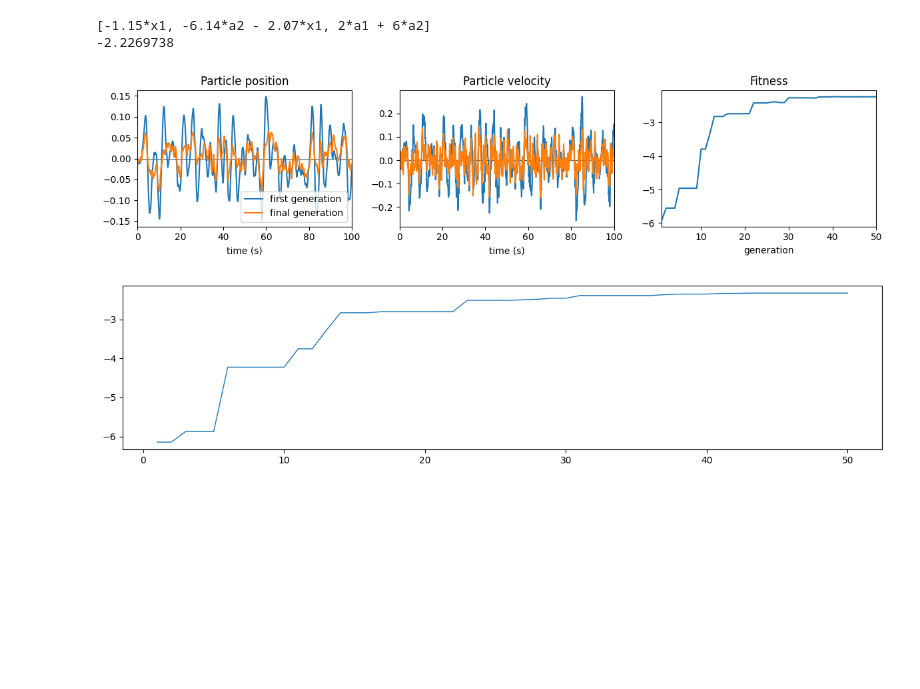
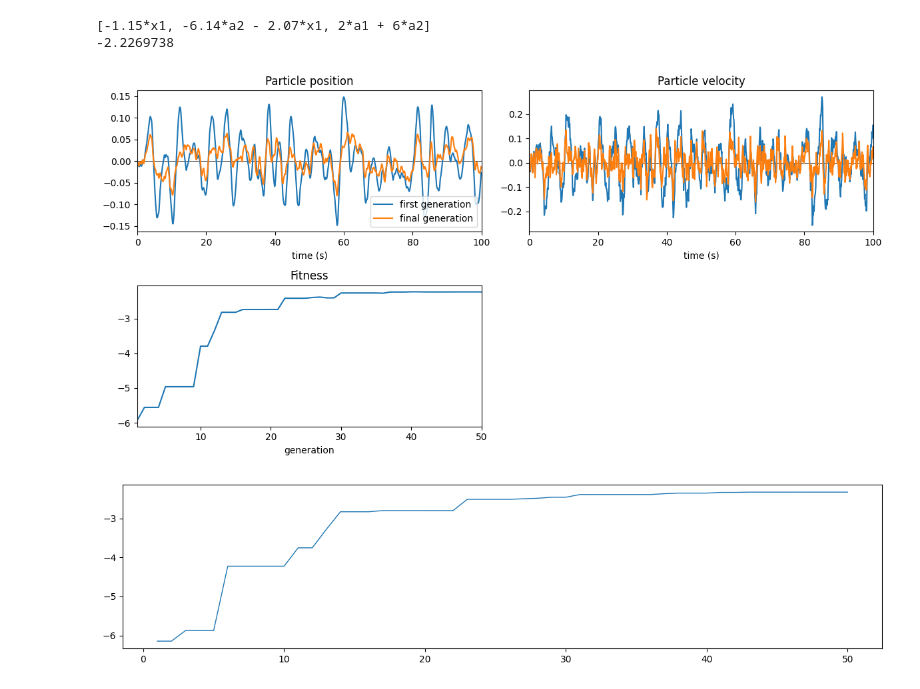
Before and after one commit to marcelvangerven/neuromorphic_intelligence, a Jupyter notebook: notebooks/nis_gp_final_results.ipynb, the cells around one changed output. Cells and saved outputs as stored; diff of their text form; code cells hidden in the pictures; blank space fills up the shorter version.

```diff
--- a/notebooks/nis_gp_final_results.ipynb
+++ b/notebooks/nis_gp_final_results.ipynb
@@ -290,44 +290,48 @@ print(-jnp.mean(fitness))
 # %%
 ts = jnp.arange(0, T, dt)
 
-fig, ax = plt.subplots(1,3, figsize=(12,3))
+fig, ax = plt.subplots(2, 2, figsize=(12,6))
 # fig.align_xlabels(ax)
 # fig.align_ylabels(ax)
 
-ax[0].plot([0, T], [0.0, 0.0], 'k-', lw=0.5,label='_nolegend_')
-ax[0].plot(ts, xs0[0,:,0],label='first generation')
-ax[0].plot(ts, xs[0,:,0],label='final generation')
-ax[0].legend()
-ax[0].set_title('Particle position');
-ax[0].set_xlabel('time (s)')
+ax[0,0].plot([0, T], [0.0, 0.0], 'k-', lw=0.5,label='_nolegend_')
+ax[0,0].plot(ts, xs0[0,:,0],label='first generation')
+ax[0,0].plot(ts, xs[0,:,0],label='final generation')
+ax[0,0].legend()
+ax[0,0].set_title('Particle position');
+ax[0,0].set_xlabel('time (s)')
 # ax[0].text(0.0, 1.0, '(a)', transform=(
 #     ax[0].transAxes + ScaledTranslation(-32/72, +7/72, fig.dpi_scale_trans)),
 #     fontsize='large', va='bottom', fontfamily='serif')
 
-ax[1].plot([0, T], [0.0, 0.0], 'k-', lw=0.5,label='_nolegend_')
-ax[1].plot(ts, xs0[0,:,1],label='first generation')
-ax[1].plot(ts, xs[0,:,1],label='final generation')
-ax[1].set_title('Particle velocity');
-ax[1].set_xlabel('time (s)')
+ax[0,1].plot([0, T], [0.0, 0.0], 'k-', lw=0.5,label='_nolegend_')
+ax[0,1].plot(ts, xs0[0,:,1],label='first generation')
+ax[0,1].plot(ts, xs[0,:,1],label='final generation')
+ax[0,1].set_title('Particle velocity');
+ax[0,1].set_xlabel('time (s)')
 # ax[1].text(0.0, 1.0, '(b)', transform=(
 #     ax[1].transAxes + ScaledTranslation(-32/72, +7/72, fig.dpi_scale_trans)),
 #     fontsize='large', va='bottom', fontfamily='serif')
 
 # ax[2].plot([0, 40], [0.0, 0.0], 'k-', lw=0.5,label='_nolegend_')
-ax[2].plot(jnp.arange(num_generations)+1, F_best, label='no learning')
-ax[2].set_title('Fitness');
-ax[2].set_xlabel('generation')
+ax[1,0].plot(jnp.arange(num_generations)+1, F_best, label='no learning')
+ax[1,0].set_title('Fitness');
+ax[1,0].set_xlabel('generation')
 # ax[2].text(0.0, 1.0, '(c)', transform=(
 #     ax[2].transAxes + ScaledTranslation(-32/72, +7/72, fig.dpi_scale_trans)),
 #     fontsize='large', va='bottom', fontfamily='serif')
 
-for i in range(3):
-    ax[i].margins(x=0)
+for i in range(2):
+    for j in range(2):
+        ax[i,j].margins(x=0)
+
+ax[1,1].axis('off')
+
 plt.tight_layout()
 
 plt.savefig('../figures/dgp_results_2states.pdf', format='pdf')
 # %% [output]
-[figure, old version]
+[figure, new version]
 # %%
 import seaborn as sns
 
```
